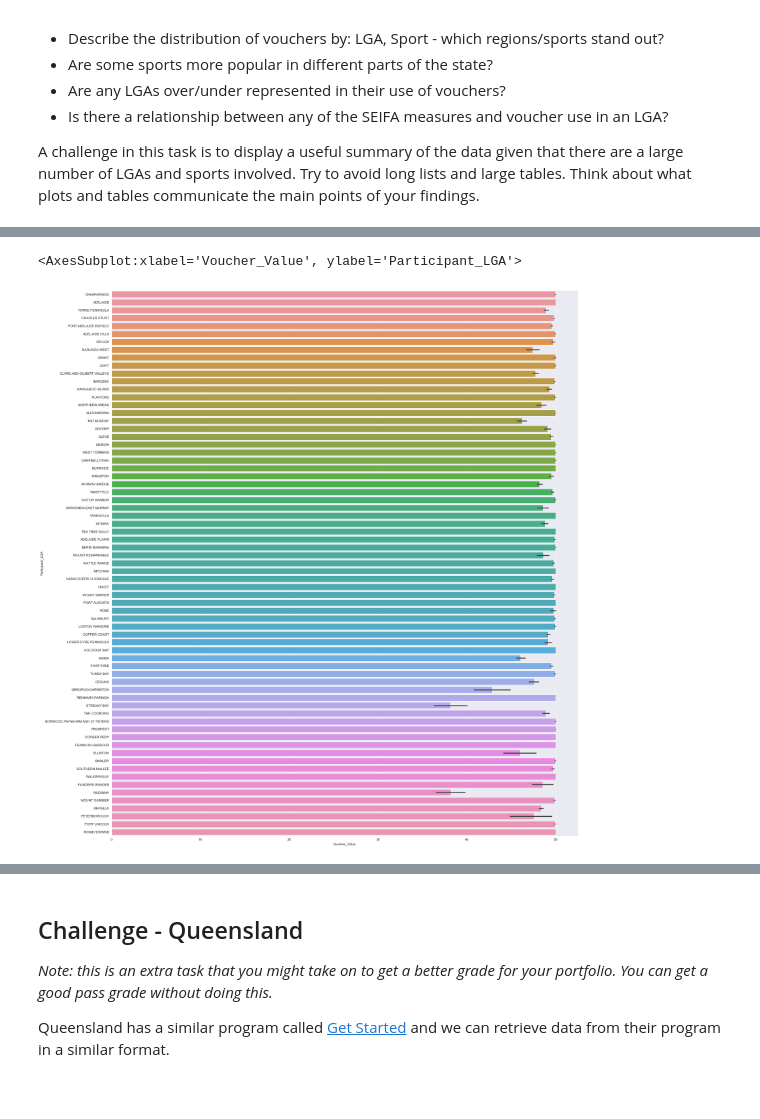
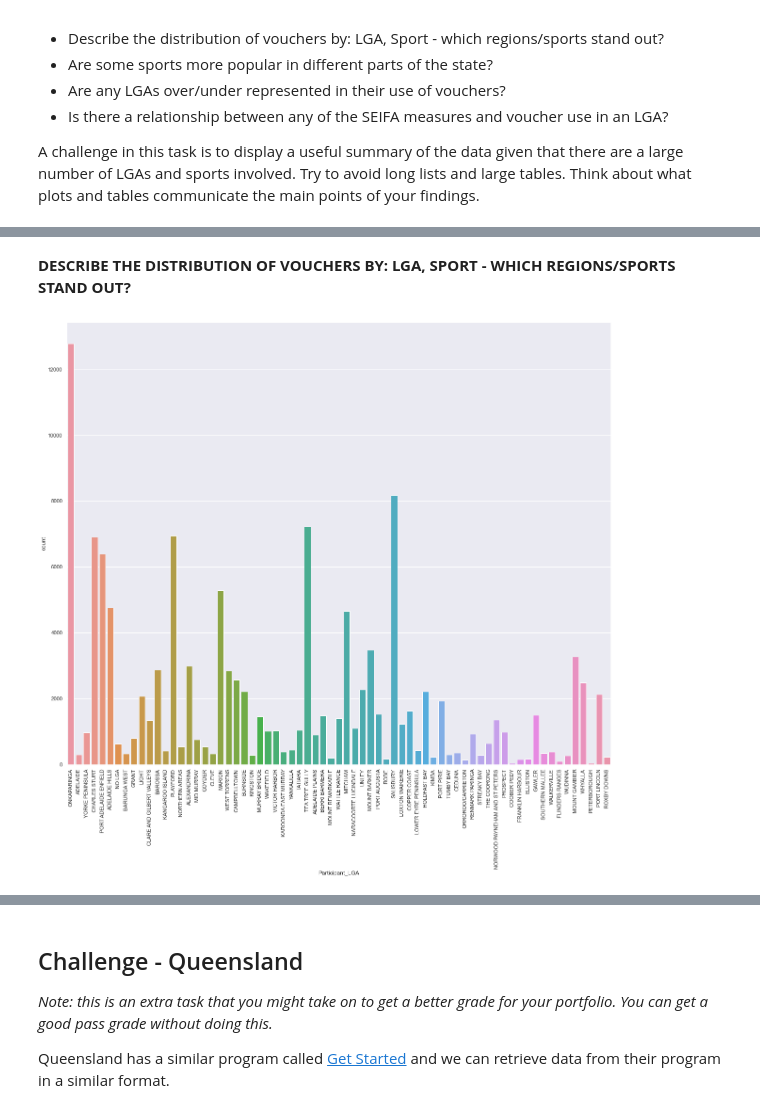
Before and after one commit to MQCOMP2200-S2-2021/data-science-portfolio-avagardiner, a Jupyter notebook: Portfolio 2.ipynb, the cells around one changed output, grey strips where cells are left out. Drawn from its saved outputs; the diff is of its cells as text; code cells hidden in the pictures.

Commit message:
Portfolio 2: Describe the distribution of vouchers by: LGA, Sport - which regions/sports stand out?

```diff
--- a/Portfolio 2.ipynb
+++ b/Portfolio 2.ipynb
@@ -38,6 +63,8 @@ sa_vouchers.head()
+# %% [markdown]
+**DESCRIBE THE DISTRIBUTION OF VOUCHERS BY: LGA, SPORT - WHICH REGIONS/SPORTS STAND OUT?**
 # %%
-plt.figure(figsize = (25,30))
-sns.barplot(x='Voucher_Value',y='Participant_LGA',data=sa_vouchers)
+plt.figure(figsize=(20.7,17.27))
+chart = sns.countplot(x='Participant_LGA', data = sa_vouchers)
+chart.set_xticklabels(chart.get_xticklabels(), rotation=90);
 # %% [output]
-<AxesSubplot:xlabel='Voucher_Value', ylabel='Participant_LGA'>
-[figure, old version]
+[figure, new version]
```
Also changed, not shown: parts of 28 cells of this notebook.
